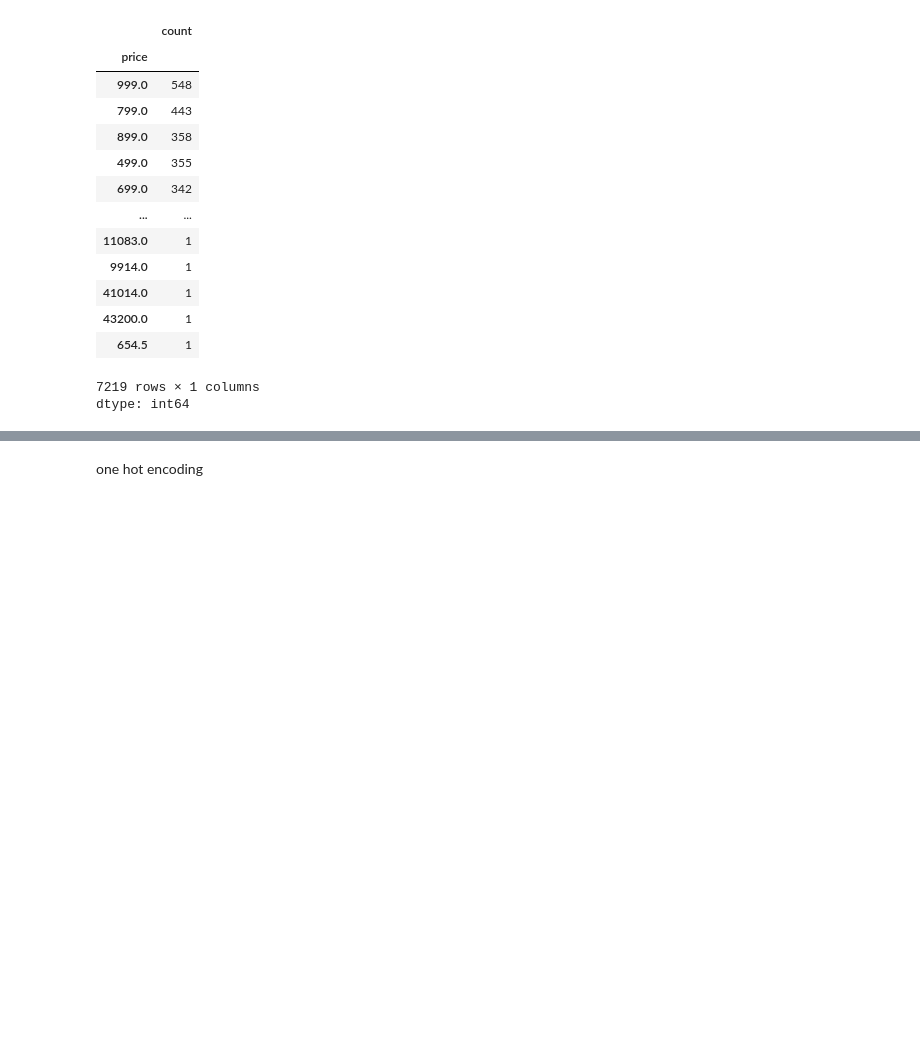
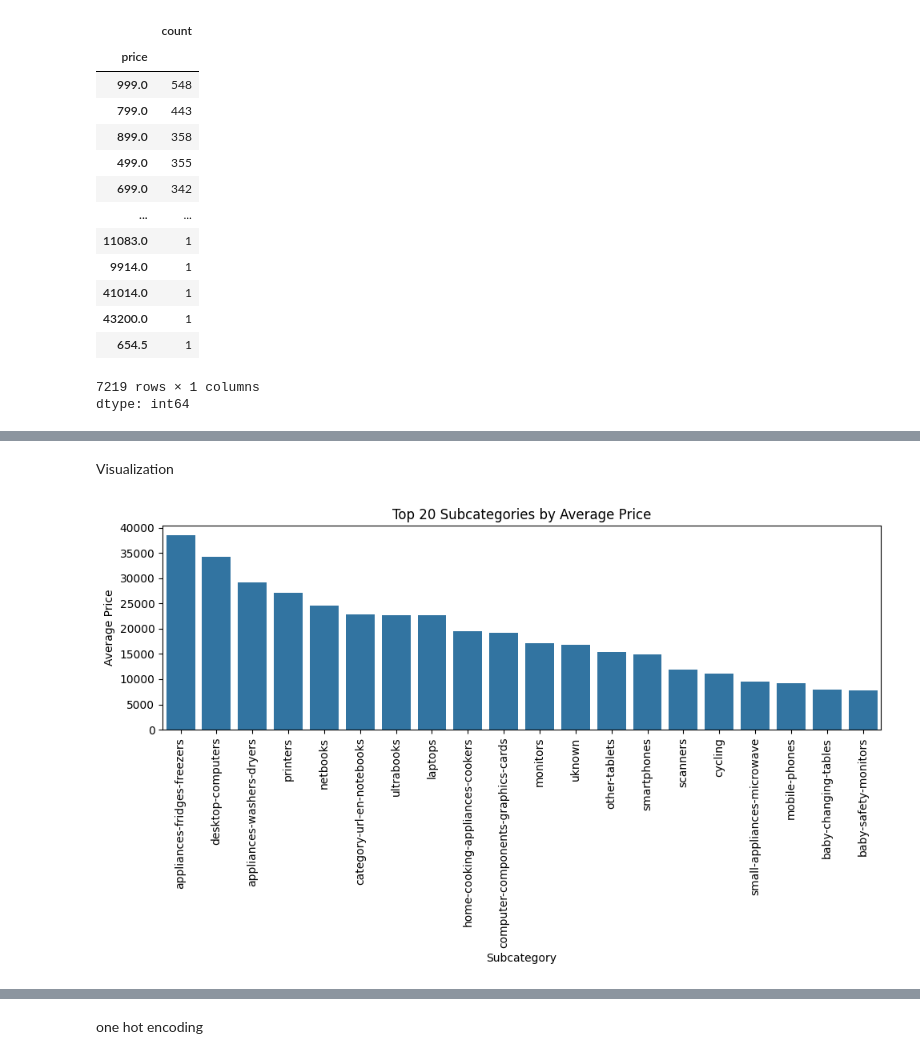
Before and after one commit to joakimTI/JUMIA-PRODUCTS-RECOMMENDATION-AND-PRODUCT-REVIEW-SYSTEM, a Jupyter notebook: Jumia_Product_Recommendation_and_Sentiment_Analysis_System.ipynb, the cells around one changed output, grey strips where cells are left out. Saved outputs shown, nothing was run; the diff lists cells and outputs as text; code cells hidden in the pictures; blank space fills up the shorter version.

Commit message:
Visualization

```diff
--- a/Jumia_Product_Recommendation_and_Sentiment_Analysis_System.ipynb
+++ b/Jumia_Product_Recommendation_and_Sentiment_Analysis_System.ipynb
@@ -268,0 +287,28 @@ data.to_csv('cleaned_data2.csv', index=False)
+# %% [markdown]
+Visualization
+# %%
+# distribution subplots
+import matplotlib.pyplot as plt
+import seaborn as sns
+cleaned_data =pd.read_csv('/content/cleaned_data2.csv')
+
+# Calculate the average price for each subcategory
+avg_prices = cleaned_data.groupby('sub_category')['price'].mean()
+
+cleaned_data['avg_price_per_subcategory'] = cleaned_data['sub_category'].map(avg_prices)
+
+# Sort by average price and select the top 20 subcategories
+top_20 = cleaned_data[['sub_category', 'avg_price_per_subcategory']].drop_duplicates()
+top_20 = top_20.sort_values(by='avg_price_per_subcategory', ascending=False).head(20)
+
+# Plotting
+plt.figure(figsize=(10, 6))
+sns.barplot(x='sub_category', y='avg_price_per_subcategory', data=top_20)
+plt.xticks(rotation=90)  # Rotate labels for readability
+plt.xlabel('Subcategory')
+plt.ylabel('Average Price')
+plt.title('Top 20 Subcategories by Average Price')
+plt.tight_layout()
+plt.show()
+# %% [output]
+[figure, added]
```
Also changed, not shown: parts of 12 cells of this notebook.
